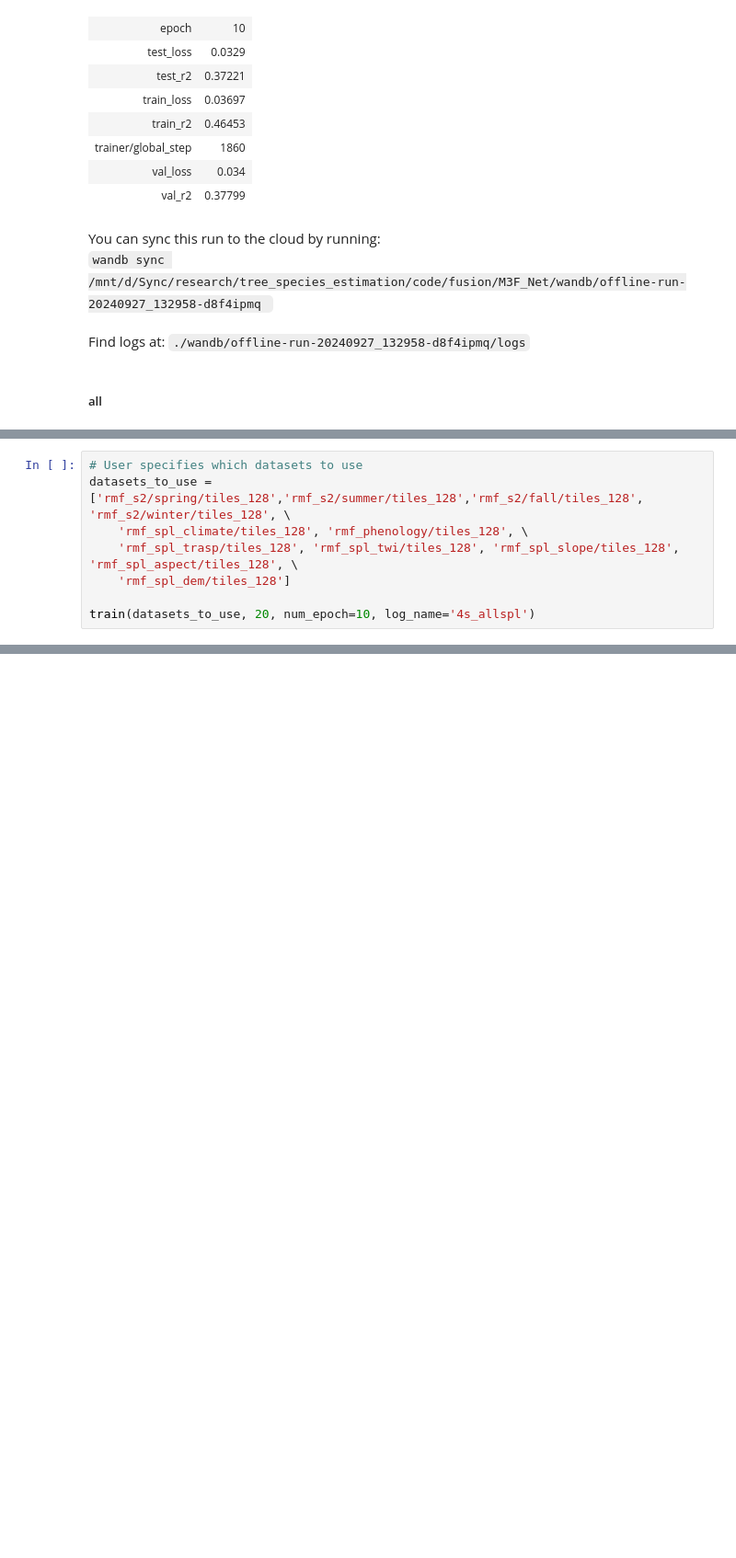
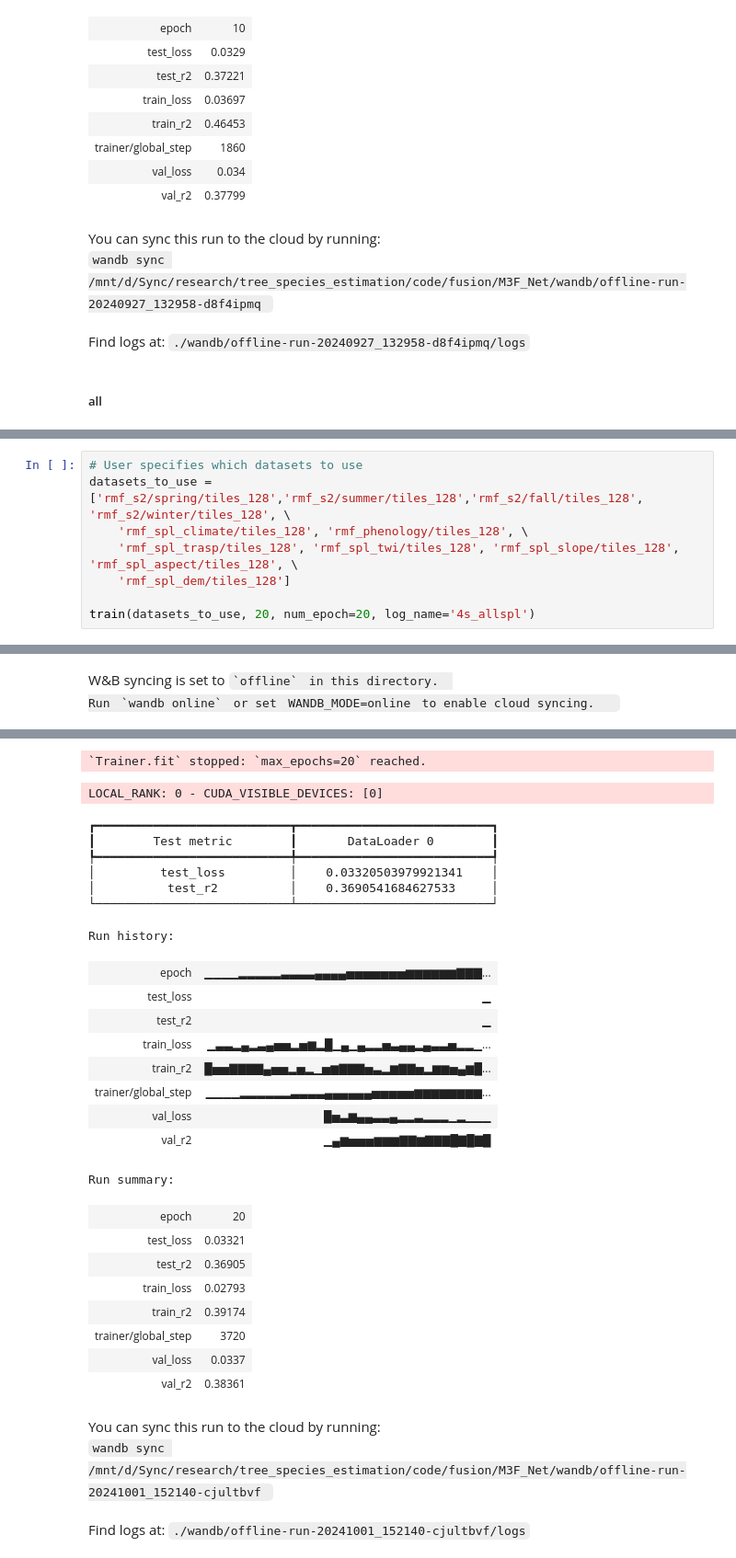
Before and after one commit to yuwei-cao-git/M3F-Net, a Jupyter notebook: imagery_classification_sample.ipynb, the cells around one changed output, grey strips where cells are left out. Shown at 92% size. Cells and saved outputs as stored; diff of their text form; blank space fills up the shorter version.

```diff
--- a/imagery_classification_sample.ipynb
+++ b/imagery_classification_sample.ipynb
@@ -2098,4 +2317,5 @@ datasets_to_use = ['rmf_s2/spring/tiles_128','rmf_s2/summer/tiles_128','rmf_s2/f
     'rmf_spl_trasp/tiles_128', 'rmf_spl_twi/tiles_128', 'rmf_spl_slope/tiles_128', 'rmf_spl_aspect/tiles_128', \
     'rmf_spl_dem/tiles_128']
 
-train(datasets_to_use, 20, num_epoch=10, log_name='4s_allspl')
+train(datasets_to_use, 20, num_epoch=20, log_name='4s_allspl')
+# %% [output]
@@ -2101,0 +2324,2 @@ train(datasets_to_use, 20, num_epoch=10, log_name='4s_allspl')
+W&B syncing is set to `offline` in this directory.
+Run `wandb online` or set WANDB_MODE=online to enable cloud syncing.
@@ -2101,0 +2343,29 @@ train(datasets_to_use, 20, num_epoch=10, log_name='4s_allspl')
+`Trainer.fit` stopped: `max_epochs=20` reached.
+LOCAL_RANK: 0 - CUDA_VISIBLE_DEVICES: [0]
+┏━━━━━━━━━━━━━━━━━━━━━━━━━━━┳━━━━━━━━━━━━━━━━━━━━━━━━━━━┓
+┃        Test metric        ┃       DataLoader 0        ┃
+┡━━━━━━━━━━━━━━━━━━━━━━━━━━━╇━━━━━━━━━━━━━━━━━━━━━━━━━━━┩
+│         test_loss         │    0.03320503979921341    │
+│          test_r2          │    0.3690541684627533     │
+└───────────────────────────┴───────────────────────────┘
+Run history:
+| epoch | ▁▁▁▁▂▂▂▂▂▃▃▃▃▄▄▄▄▅▅▅▅▅▅▅▆▆▆▆▆▆▇▇▇... |
+| test_loss | ▁ |
+| test_r2 | ▁ |
+| train_loss | ▁▃▃▂▄▂▃▄▅▅▂▅▆▂█▁▄▁▄▂▂▅▃▄▄▂▄▃▃▅▂▂▁... |
+| train_r2 | █▅▅▇▇▇▇▄▅▅▂▅▂▁▅▆▇▇▇▅▃▂▆▇▇▅▂▆▆▅▄▆█... |
+| trainer/global_step | ▁▁▁▁▂▂▂▂▂▂▃▃▃▃▄▄▄▄▄▄▅▅▅▅▅▆▆▆▆▆▆▆▆... |
+| val_loss | █▅▃▆▄▄▃▃▄▂▂▃▂▂▂▁▂▁▁▁ |
+| val_r2 | ▁▄▆▅▅▅▆▆▆▇▇▆▇▇▇█▇█▇█ |
+Run summary:
+| epoch | 20 |
+| test_loss | 0.03321 |
+| test_r2 | 0.36905 |
+| train_loss | 0.02793 |
+| train_r2 | 0.39174 |
+| trainer/global_step | 3720 |
+| val_loss | 0.0337 |
+| val_r2 | 0.38361 |
+You can sync this run to the cloud by running:
+wandb sync /mnt/d/Sync/research/tree_species_estimation/code/fusion/M3F_Net/wandb/offline-run-20241001_152140-cjultbvf
+Find logs at: ./wandb/offline-run-20241001_152140-cjultbvf/logs
```
Also changed, not shown: parts of 59 cells of this notebook, 13 other files.
